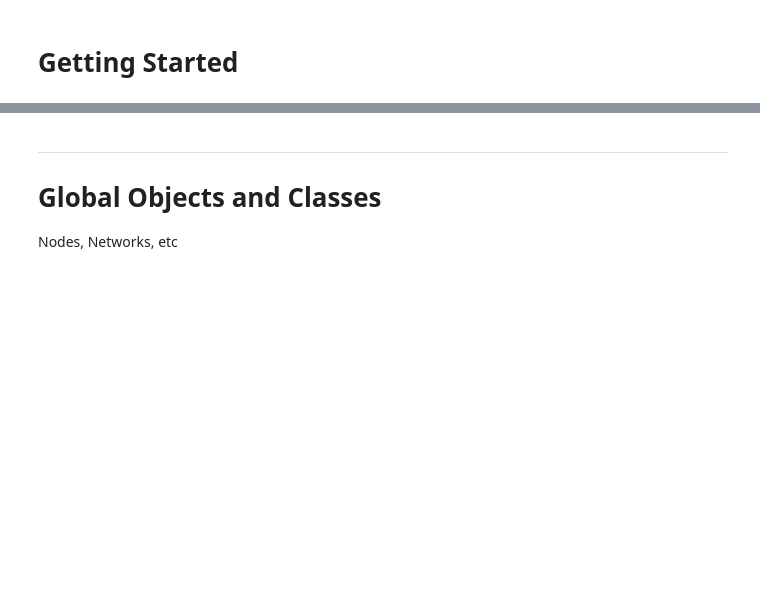
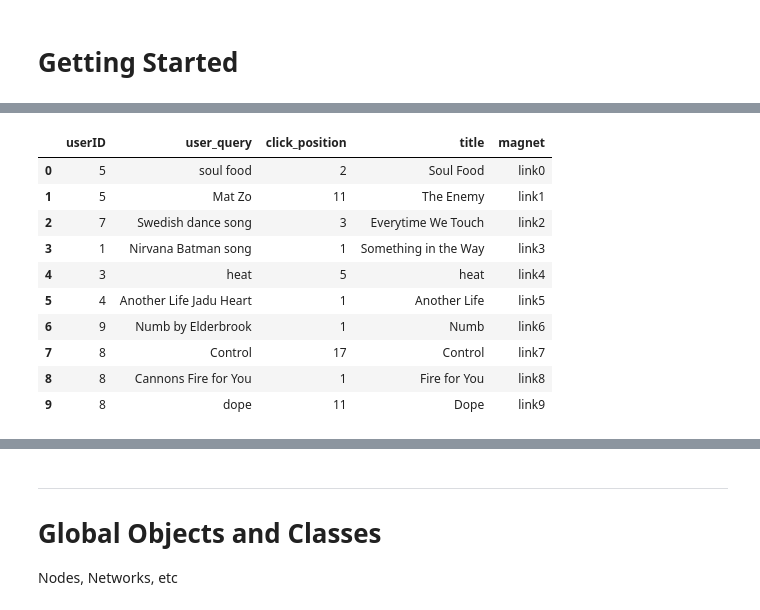
Before and after one commit to awrgold/distributed-learn-to-rank-v1, a Jupyter notebook: Building in Python.ipynb, the cells around one changed output, grey strips where cells are left out. Saved outputs shown, nothing was run; the diff lists cells and outputs as text; code cells hidden in the pictures; blank space fills up the shorter version.

```diff
--- a/Building in Python.ipynb
+++ b/Building in Python.ipynb
@@ -46,0 +50,14 @@ test_df
+# %%
+df_log
+# %% [output]
+|  | userID | user_query | click_position | title | magnet |
+| 0 | 5 | soul food | 2 | Soul Food | link0 |
+| 1 | 5 | Mat Zo | 11 | The Enemy | link1 |
+| 2 | 7 | Swedish dance song | 3 | Everytime We Touch | link2 |
+| 3 | 1 | Nirvana Batman song | 1 | Something in the Way | link3 |
+| 4 | 3 | heat | 5 | heat | link4 |
+| 5 | 4 | Another Life Jadu Heart | 1 | Another Life | link5 |
+| 6 | 9 | Numb by Elderbrook | 1 | Numb | link6 |
+| 7 | 8 | Control | 17 | Control | link7 |
+| 8 | 8 | Cannons Fire for You | 1 | Fire for You | link8 |
+| 9 | 8 | dope | 11 | Dope | link9 |
```
Also changed, not shown: parts of 33 cells of this notebook.
